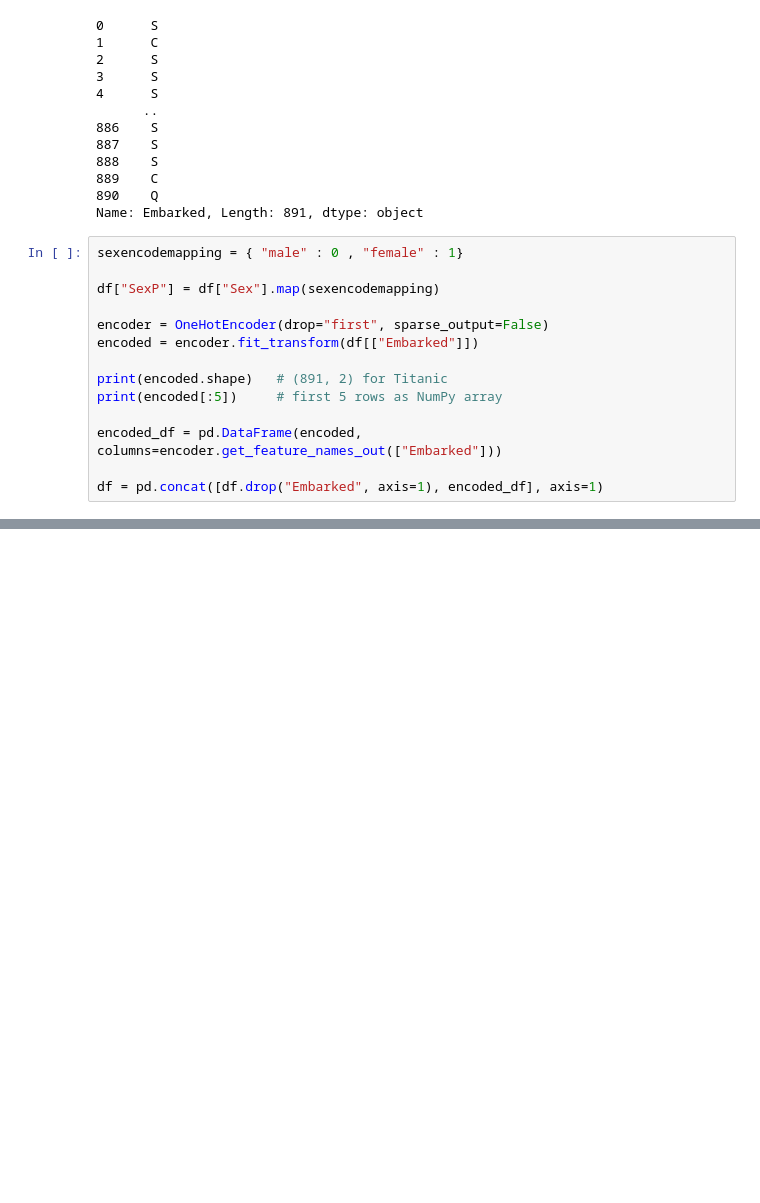
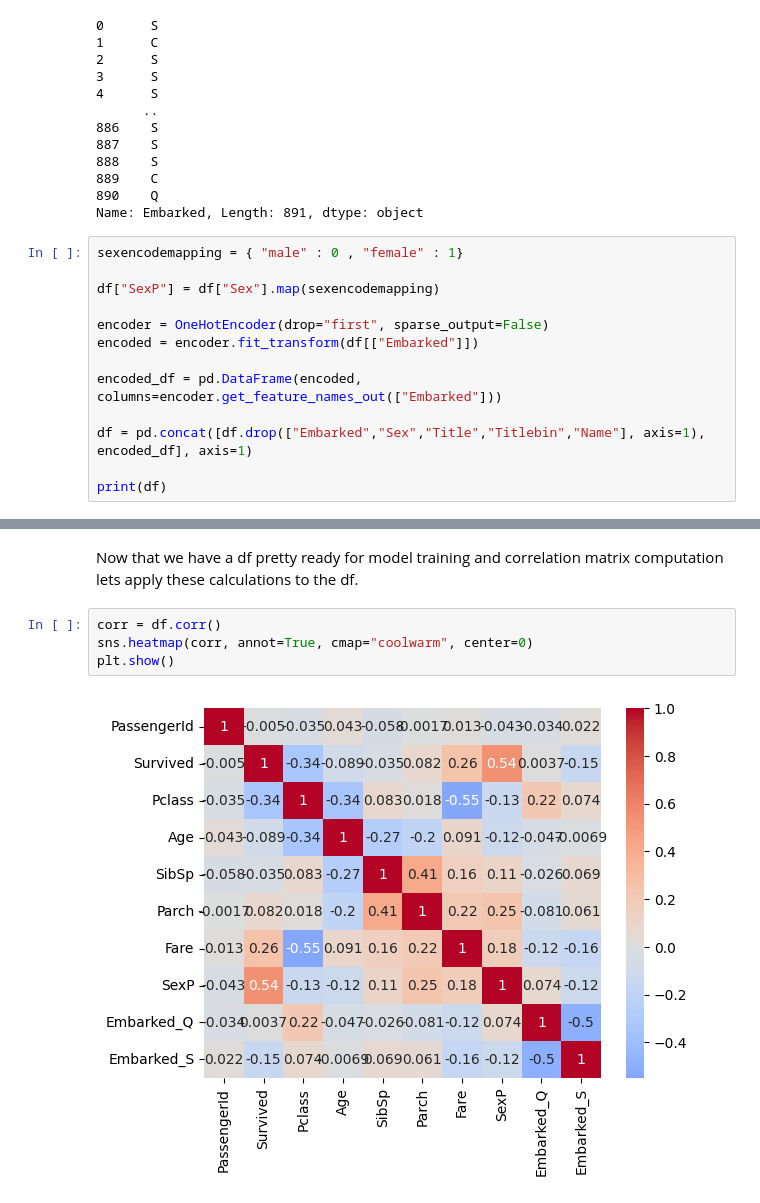
Before and after one commit to McJack3d/EXP_GO, a Jupyter notebook: BICLASS - Titanic/ClassTitanic - Novibecoding.ipynb, the cells around one changed output, grey strips where cells are left out. Drawn from its saved outputs; the diff is of its cells as text; blank space fills up the shorter version.

```diff
--- a/BICLASS - Titanic/ClassTitanic - Novibecoding.ipynb
+++ b/BICLASS - Titanic/ClassTitanic - Novibecoding.ipynb
@@ -256,10 +256,9 @@ df["SexP"] = df["Sex"].map(sexencodemapping)
 encoder = OneHotEncoder(drop="first", sparse_output=False)
 encoded = encoder.fit_transform(df[["Embarked"]])
 
-print(encoded.shape)   # (891, 2) for Titanic
-print(encoded[:5])     # first 5 rows as NumPy array
-
 encoded_df = pd.DataFrame(encoded, columns=encoder.get_feature_names_out(["Embarked"]))
 
-df = pd.concat([df.drop("Embarked", axis=1), encoded_df], axis=1)
+df = pd.concat([df.drop(["Embarked","Sex","Title","Titlebin","Name"], axis=1), encoded_df], axis=1)
+
+print(df)
 # %% [output]
@@ -271,0 +282,8 @@ df = pd.concat([df.drop("Embarked", axis=1), encoded_df], axis=1)
+# %% [markdown]
+Now that we have a df pretty ready for model training and correlation matrix computation lets apply these calculations to the df.
+# %%
+corr = df.corr()
+sns.heatmap(corr, annot=True, cmap="coolwarm", center=0)
+plt.show()
+# %% [output]
+[figure, added]
```
Also changed, not shown: parts of 2 cells of this notebook.
